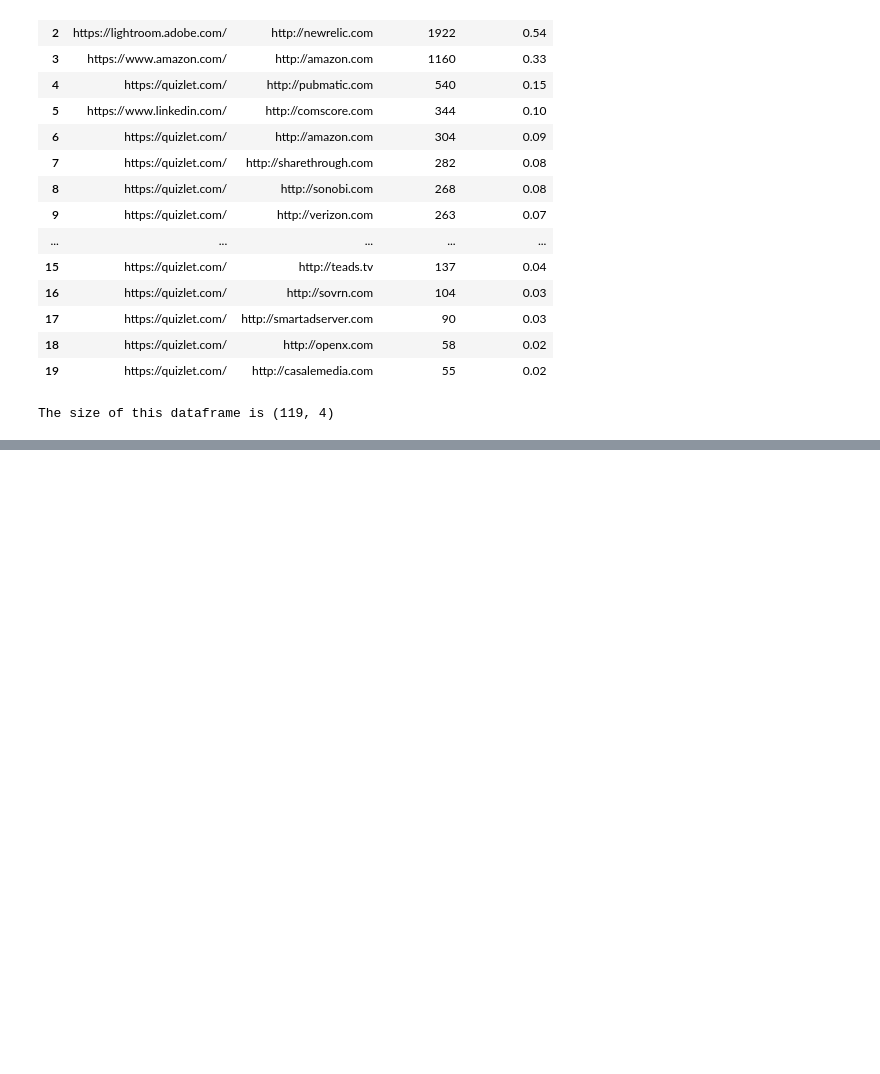
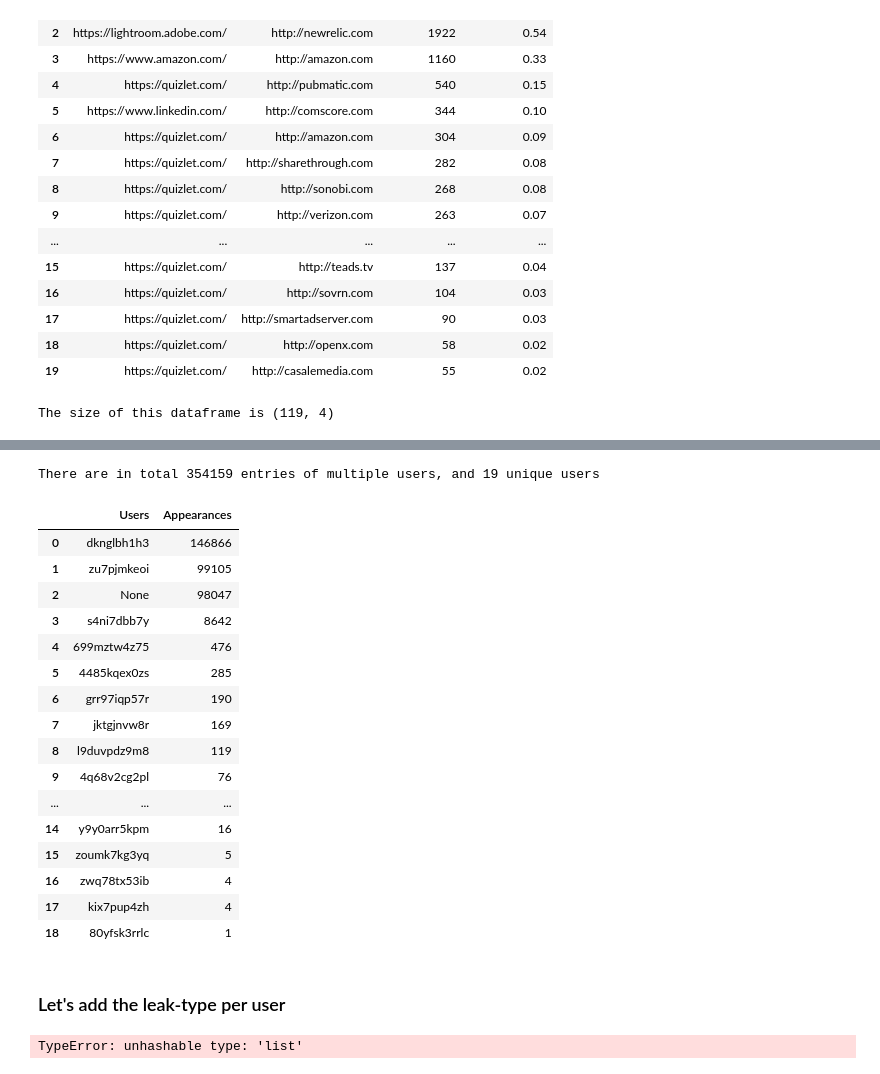
Before and after one commit to NoahApthorpe/EdTechInspector, a Jupyter notebook: EDA/25thJuly_DA_output_rewriting.ipynb, the cells around one changed output, grey strips where cells are left out. Drawn from its saved outputs; the diff is of its cells as text; code cells hidden in the pictures; blank space fills up the shorter version.

```diff
--- a/EDA/25thJuly_DA_output_rewriting.ipynb
+++ b/EDA/25thJuly_DA_output_rewriting.ipynb
@@ -448,0 +476,5 @@ A next step in this analysis could be to connect what exactly leak websites coll
+# %%
+timestamp_leak = {}
+for i in filtered_data1:
+    if i['report]'.get('timestamp') != None:
+         timestamp_leak[i['report']['timestamp']] = filtered_data[1]
@@ -448,0 +486,61 @@ A next step in this analysis could be to connect what exactly leak websites coll
+# %%
+list_user = []
+for i in filtered_data1:
+    a = i.get('report')['user_id']
+    list_user.append(a)
+print(f'There are in total {len(list_user)} entries of multiple users, and {len(set(list_user))} unique users')
+# %% [output]
+There are in total 354159 entries of multiple users, and 19 unique users
+# %%
+dict_user = simple_produce_count(list_user)
+df_users = pd.DataFrame.from_dict({"Users": list(dict_user.keys()),"Appearances": list(dict_user.values())})
+df_users
+# %% [output]
+|  | Users | Appearances |
+| 0 | dknglbh1h3 | 146866 |
+| 1 | zu7pjmkeoi | 99105 |
+| 2 | None | 98047 |
+| 3 | s4ni7dbb7y | 8642 |
+| 4 | 699mztw4z75 | 476 |
+| 5 | 4485kqex0zs | 285 |
+| 6 | grr97iqp57r | 190 |
+| 7 | jktgjnvw8r | 169 |
+| 8 | l9duvpdz9m8 | 119 |
+| 9 | 4q68v2cg2pl | 76 |
+| ... | ... | ... |
+| 14 | y9y0arr5kpm | 16 |
+| 15 | zoumk7kg3yq | 5 |
+| 16 | zwq78tx53ib | 4 |
+| 17 | kix7pup4zh | 4 |
+| 18 | 80yfsk3rrlc | 1 |
+# %% [markdown]
+### Let's add the leak-type per user
+# %%
+#connecting user_id, and what types of fields are leaked and how many times they are found
+dict_user_leak = {}
+
+for i in filtered_data1:
+    report = i['report']
+    #getting user (which will be the keys)
+    if report.get('user_id') != None:
+        user = report["user_id"]
+    else:
+        user = "None"
+
+    #getting leak types (which will be the keys for the nested dict for each url)
+    if report['url_leak_type'] == None:
+        leak_type = "None"
+    else:
+        leak_type = report['url_leak_type']
+        leak_type = (sorted(leak_type)) #ADDING THE SORTED REMOVES FIELD DUPLICATES
+
+    if user in dict_user_leak:
+        #dic.get('b') == None: <-- another way to find
+        if leak_type in dict_user_leak[user]:
+            dict_user_leak[user][leak_type] += 1
+        else:
+            dict_user_leak[user][leak_type] = 1
+    else:
+        dict_user_leak[user] = {} #results in empty field dicts for some urls
+# %% [output]
+TypeError: unhashable type: 'list'
```
Also changed, not shown: parts of 8 cells of this notebook, 1 other file.
